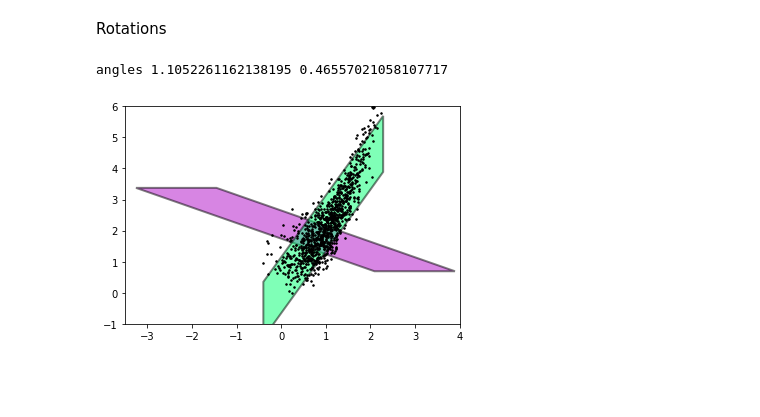
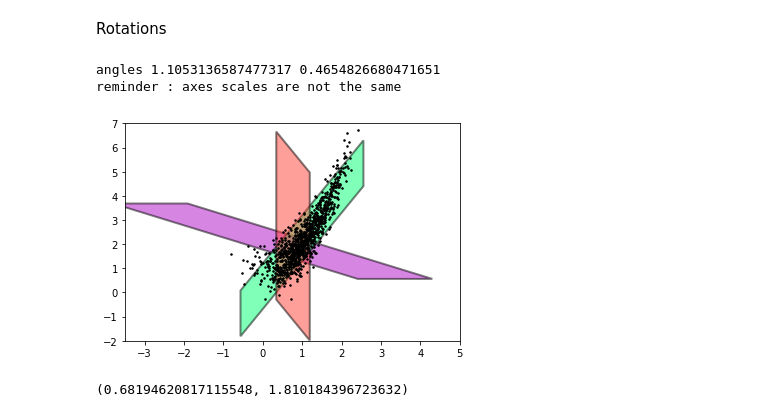
Before and after one commit to caganze/coolshapes, a Jupyter notebook: examples/tutorial.ipynb, the cells around one changed output. Drawn from its saved outputs; the diff is of its cells as text; code cells hidden in the pictures; blank space fills up the shorter version.

```diff
--- a/examples/tutorial.ipynb
+++ b/examples/tutorial.ipynb
@@ -74,13 +72,23 @@ import copy
 b2=copy.deepcopy(b)
 b2.rotate(np.pi/2)
 b2.color="#B10DC9"
+b3=copy.deepcopy(b)
+b3.color='#FF4136'
+b3.rotate(np.pi/2-b.angle)
 # %%
 fig, ax=plt.subplots()
-ax.set_xlim([-3.5, 4.0])
-ax.set_ylim(-1, 6)
+ax.set_xlim([-3.5, 5.0])
+ax.set_ylim(-2, 7.0)
 b2.plot()
 b.plot(only_shape=False, size=3)
+b3.plot()
 print ('angles {} {}'.format(b.angle, b2.angle))
+print ('reminder : axes scales are not the same')
 # %% [output]
-angles 1.1052261162138195 0.46557021058107717
+angles 1.1053136587477317 0.4654826680471651
+reminder : axes scales are not the same
-[figure, old version]
+[figure, new version]
+# %%
+b.center
+# %% [output]
+(0.68194620817115548, 1.810184396723632)
```
Also changed, not shown: parts of 3 cells of this notebook, 1 other file.
